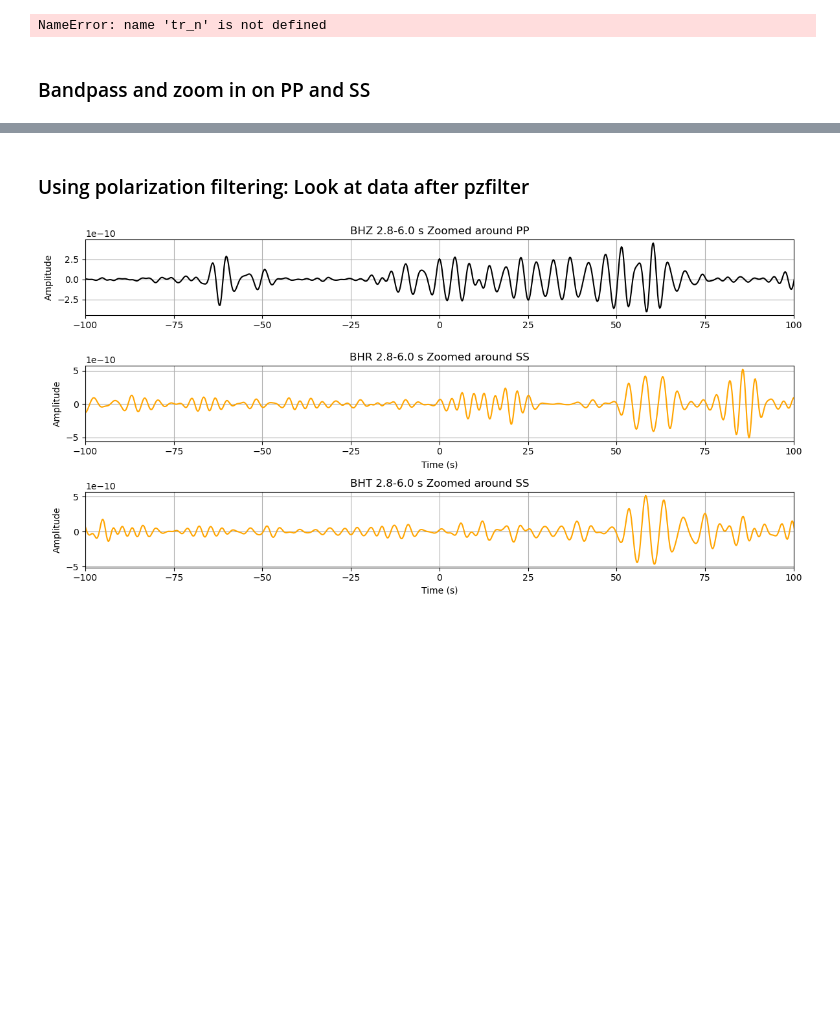
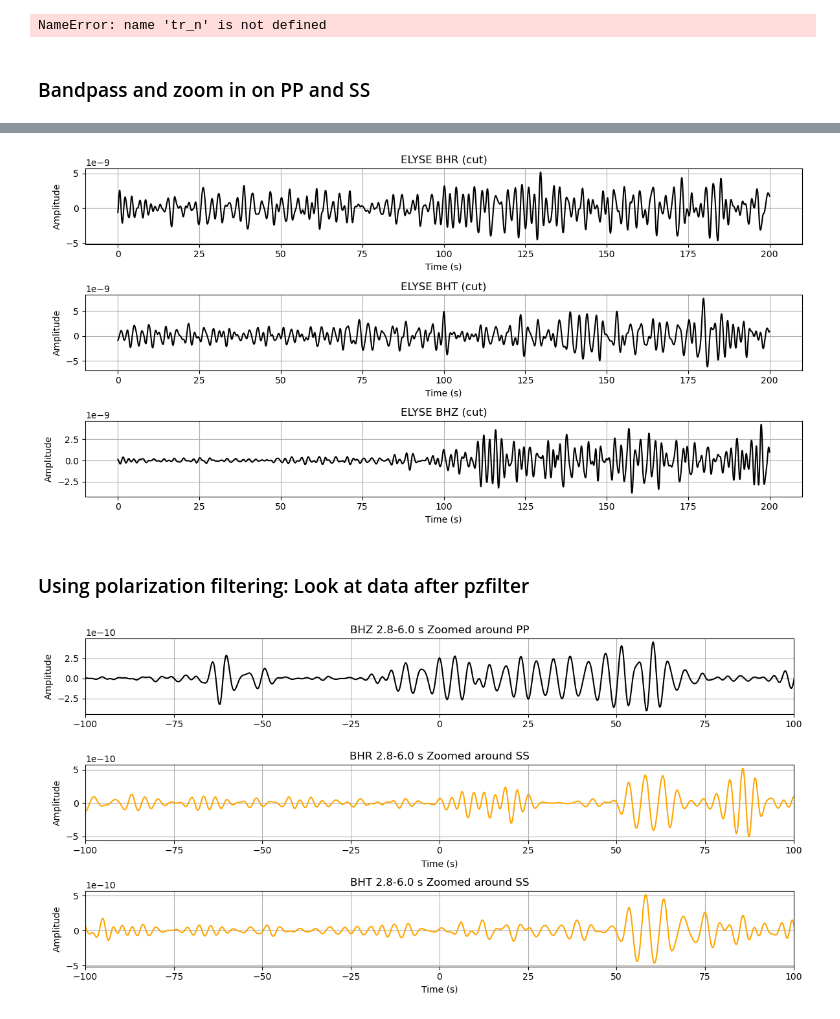
Before and after one commit to evanzzq/SHARP-SS, a Jupyter notebook: mars.ipynb, the cells around one changed output, grey strips where cells are left out. Drawn from its saved outputs; the diff is of its cells as text; code cells hidden in the pictures; blank space fills up the shorter version.

```diff
--- a/mars.ipynb
+++ b/mars.ipynb
@@ -310,3 +339,24 @@ plt.show()
+# %%
+from obspy import read
+import matplotlib.pyplot as plt
+
+# Load the cut SAC files
+st_check = read(os.path.join(outdir, f"{evname}_{dtype}_BH*.SAC"))
+
+plt.figure(figsize=(12, 6))
+for i, tr in enumerate(st_check):
+    t = tr.times()
+    plt.subplot(3, 1, i+1)
+    plt.plot(t, tr.data, color="black")
+    plt.title(f"{tr.stats.station} {tr.stats.channel} (cut)")
+    plt.xlabel("Time (s)")
+    plt.ylabel("Amplitude")
+    plt.grid()
+
+plt.tight_layout()
+plt.show()
+# %% [output]
+[figure, added]
 # %% [markdown]
 ### Using polarization filtering: Look at data after pzfilter
 # %%
```
Also changed, not shown: parts of 2 cells of this notebook, 3 other files.
